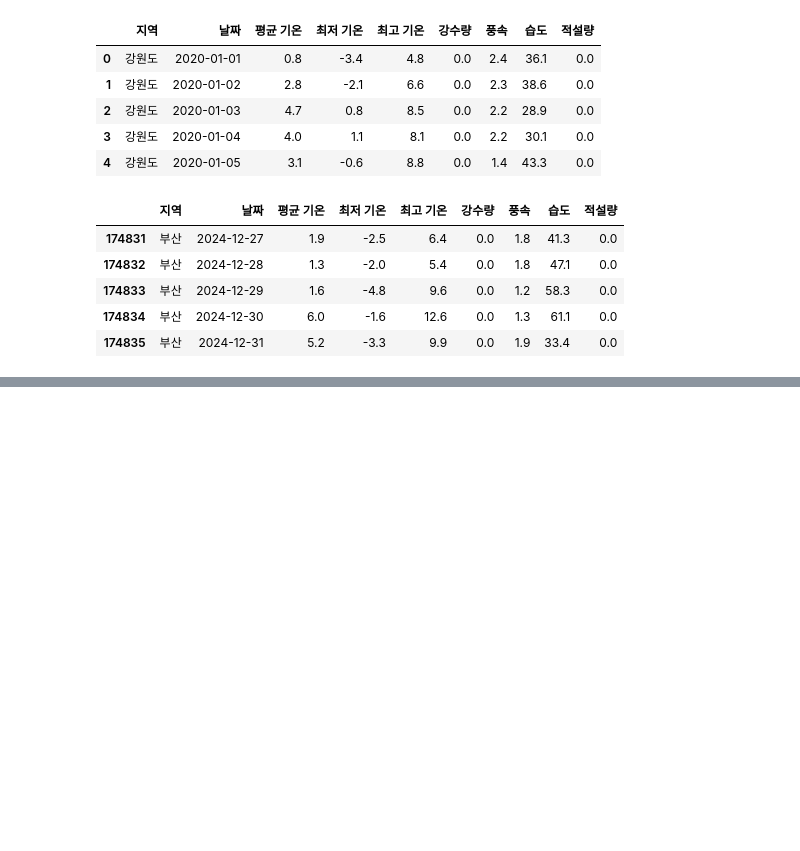
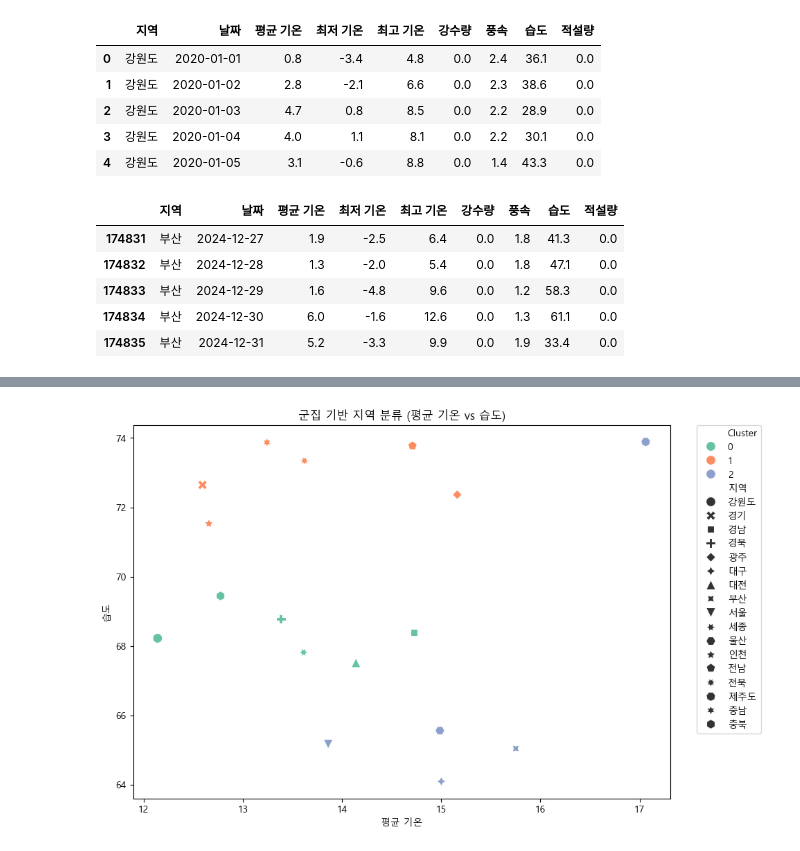
Before and after one commit to Encore-SKN-17/ML_MINI_4TEAM, a Jupyter notebook: weather_preprocess.ipynb, the cells around one changed output, grey strips where cells are left out. Drawn from its saved outputs; the diff is of its cells as text; code cells hidden in the pictures; blank space fills up the shorter version.

```diff
--- a/weather_preprocess.ipynb
+++ b/weather_preprocess.ipynb
@@ -111,0 +191,40 @@ df.tail()
+# %%
+# 1. 연도별, 지역별 평균 기온/습도/풍속 등 집계
+grouped = df.groupby(['지역', '연도']).agg({
+    '평균 기온': 'mean',
+    '습도': 'mean',
+    '풍속': 'mean'
+}).reset_index()
+
+# 2. 최근 연도만 선택 (2020~2024년만 사용)
+recent_data = grouped[grouped['연도'] >= 2020]
+
+# 3. 군집 분석을 위한 피처 선택 및 정규화
+features = recent_data.groupby('지역')[['평균 기온', '습도', '풍속']].mean()
+scaler = StandardScaler()
+scaled_features = scaler.fit_transform(features)
+
+# 4. KMeans로 지역 군집화 (예: 3개 군집)
+kmeans = KMeans(n_clusters=3, random_state=42)
+clusters = kmeans.fit_predict(scaled_features)
+
+# 5. 군집 결과 붙이기
+features['Cluster'] = clusters
+features.reset_index(inplace=True)
+
+# 6. 시각화
+plt.figure(figsize=(10, 7))
+sns.scatterplot(
+    data=features,
+    x='평균 기온',
+    y='습도',
+    hue='Cluster',
+    style='지역',
+    palette='Set2',
+    s=100
+)
+plt.title('군집 기반 지역 분류 (평균 기온 vs 습도)')
+plt.legend(bbox_to_anchor=(1.05, 1), loc='upper left', borderaxespad=0.)
+plt.show()
+# %% [output]
+[figure, added]
```
Also changed, not shown: parts of 5 cells of this notebook.
